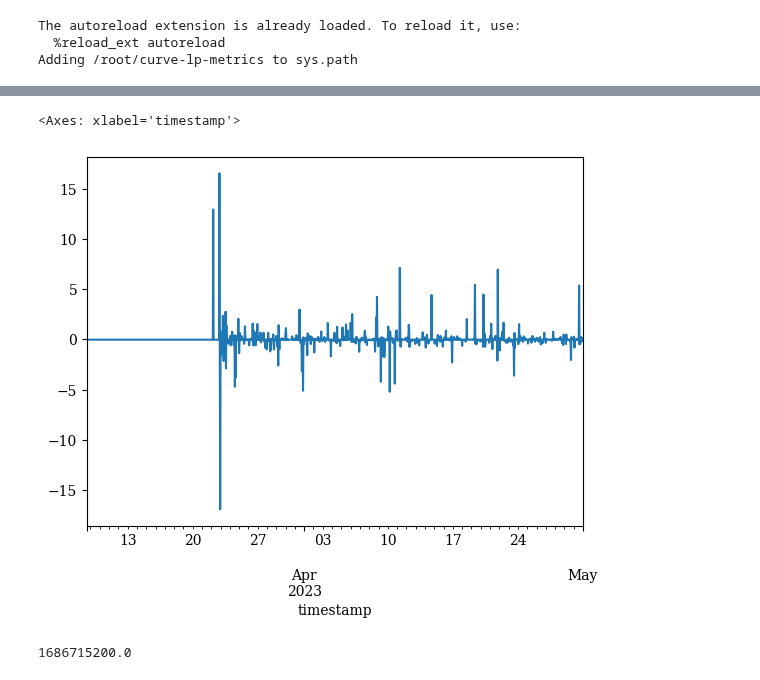
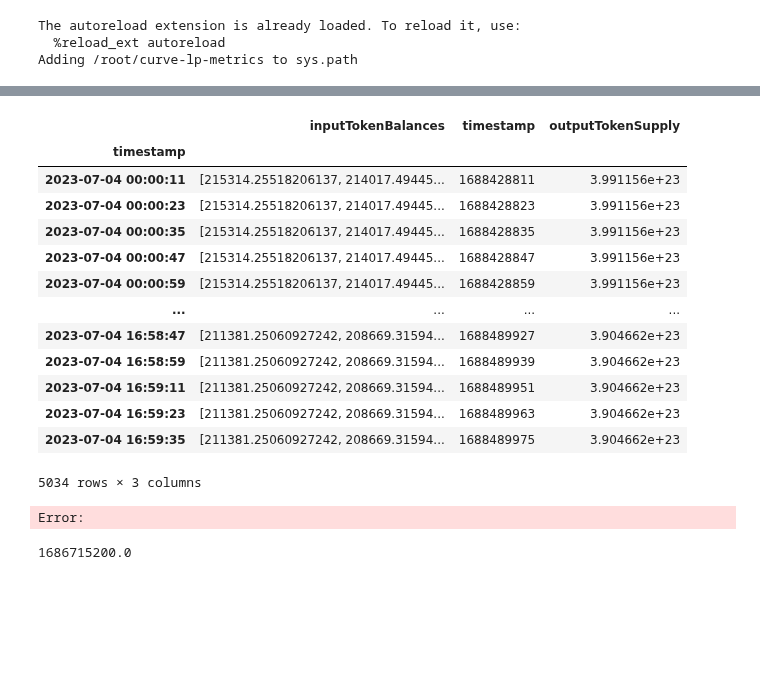
Before and after one commit to xenophonlabs/curve-lp-metrics, a Jupyter notebook: notebooks/dump.ipynb, the cells around one changed output, grey strips where cells are left out. Saved outputs shown, nothing was run; the diff lists cells and outputs as text; code cells hidden in the pictures; blank space fills up the shorter version.

```diff
--- a/notebooks/dump.ipynb
+++ b/notebooks/dump.ipynb
@@ -55,10 +58,0 @@ datafetcher = DataFetcher(token_metadata=token_metadata)
-# %%
-pool = "0x971add32ea87f10bd192671630be3be8a11b8623"
-pool_start = datetime.timestamp(datetime.fromisoformat('2022-01-01'))
-pool_end = datetime.timestamp(datetime.fromisoformat('2023-05-01'))
-
-X = datahandler.get_pool_X('shannonsEntropy', pool, pool_start, pool_end, timedelta(hours=1), standardize=True)
-X.plot()
-# %% [output]
-<Axes: xlabel='timestamp'>
-[figure, removed]
@@ -259,3 +59,45 @@ for pool in MODELED_POOLS:
+# %%
+def load_config():
+    # Load the configuration
+    s = os.path.join(os.path.abspath('config.json'))
+    s = re.sub(r'(/root/curve-lp-metrics/).*', r'\1', s) + 'config.json'
+    with open(s, "r") as config_file:
+        config = json.load(config_file)
+    return config
+
+config = load_config()
+
+pool = "0xdc24316b9ae028f1497c275eb9192a3ea0f67022"
+pool_start = datetime.timestamp(datetime.fromisoformat('2023-07-04'))
+pool_end = datetime.timestamp(datetime.fromisoformat('2023-07-05 19:59:59'))
+
+pool_data = datahandler.get_pool_data(pool, pool_start, pool_end)
+swaps_data = datahandler.get_swaps_data(pool, pool_start, pool_end)
+lp_data = datahandler.get_lp_data(pool, pool_start, pool_end)
+
+ohlcvs = {}
+tokens = config['pool_tokens_map'][pool]
+for token in tokens:
+    ohlcv = datahandler.get_ohlcv_data(token, start=pool_start, end=pool_end)
+    ohlcvs[token] = ohlcv
+# %%
+pool_data
+# %% [output]
+|  | inputTokenBalances | timestamp | outputTokenSupply |
+| timestamp |  |  |  |
+| 2023-07-04 00:00:11 | [215314.25518206137, 214017.49445... | 1688428811 | 3.991156e+23 |
+| 2023-07-04 00:00:23 | [215314.25518206137, 214017.49445... | 1688428823 | 3.991156e+23 |
+| 2023-07-04 00:00:35 | [215314.25518206137, 214017.49445... | 1688428835 | 3.991156e+23 |
+| 2023-07-04 00:00:47 | [215314.25518206137, 214017.49445... | 1688428847 | 3.991156e+23 |
+| 2023-07-04 00:00:59 | [215314.25518206137, 214017.49445... | 1688428859 | 3.991156e+23 |
+| ... | ... | ... | ... |
+| 2023-07-04 16:58:47 | [211381.25060927242, 208669.31594... | 1688489927 | 3.904662e+23 |
+| 2023-07-04 16:58:59 | [211381.25060927242, 208669.31594... | 1688489939 | 3.904662e+23 |
+| 2023-07-04 16:59:11 | [211381.25060927242, 208669.31594... | 1688489951 | 3.904662e+23 |
+| 2023-07-04 16:59:23 | [211381.25060927242, 208669.31594... | 1688489963 | 3.904662e+23 |
+| 2023-07-04 16:59:35 | [211381.25060927242, 208669.31594... | 1688489975 | 3.904662e+23 |
+5034 rows × 3 columns
+Error:
 # %%
 model.last_ts
 # %% [output]
```
Also changed, not shown: parts of 3 cells of this notebook, 19 other files.
